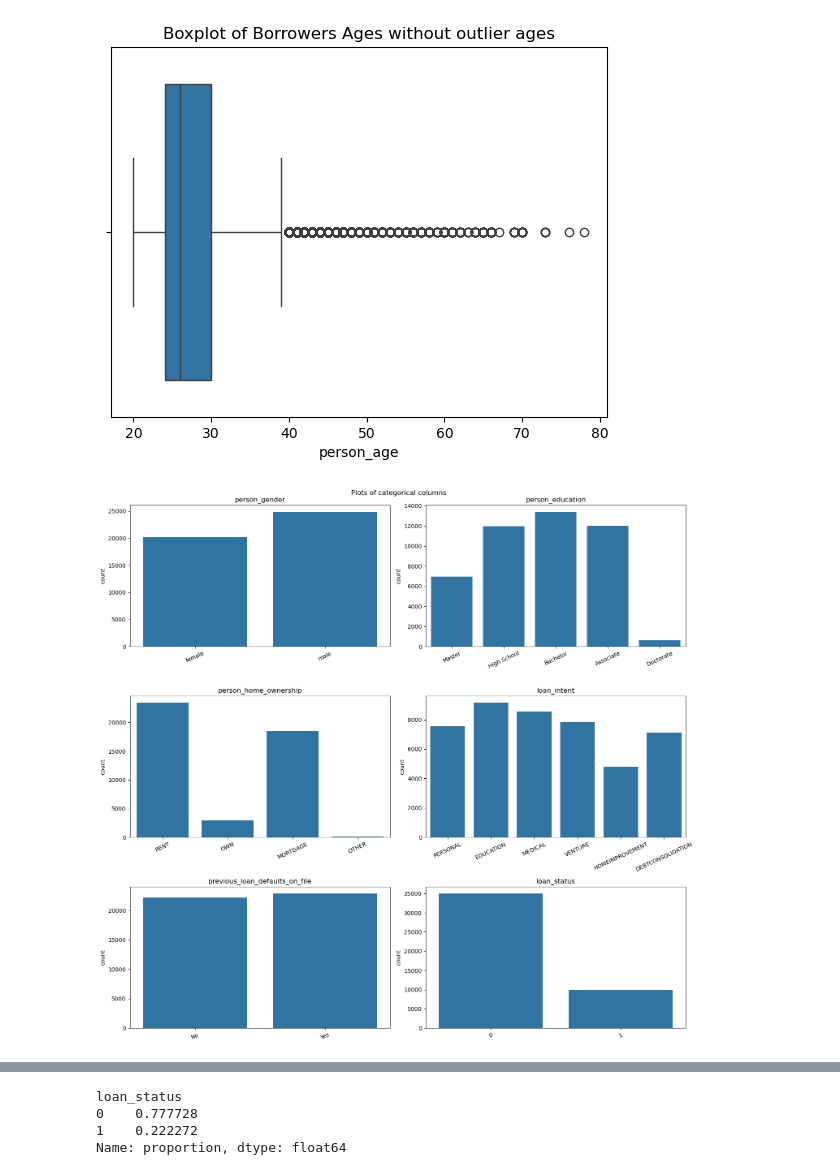
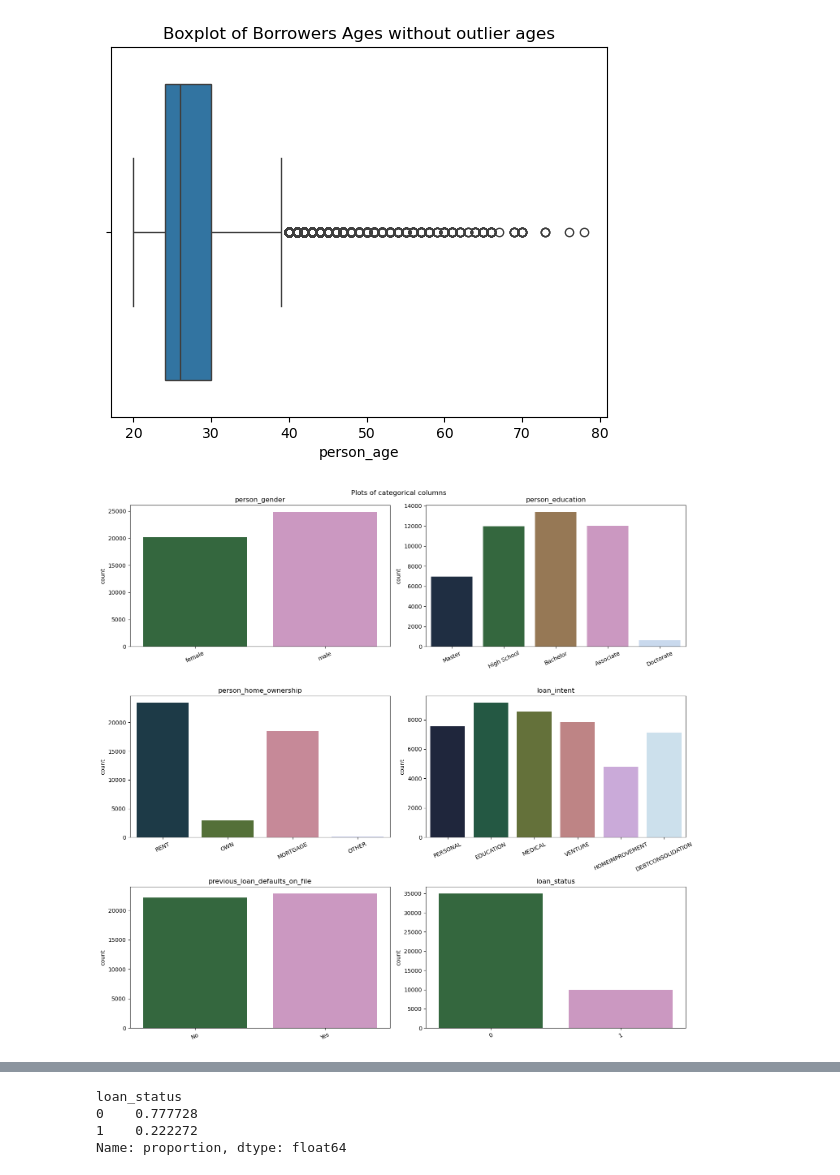
Before and after one commit to DevMohdFaiz/Loan-Default-Prediction, a Jupyter notebook: loan_notebook_update.ipynb, the cells around one changed output, grey strips where cells are left out. Drawn from its saved outputs; the diff is of its cells as text; code cells hidden in the pictures.

```diff
--- a/loan_notebook_update.ipynb
+++ b/loan_notebook_update.ipynb
@@ -138,21 +150,21 @@ plt.title('Boxplot of Borrowers Ages without outlier ages');
 # %%
 fig, ax = plt.subplots(nrows=3, ncols=math.ceil(len(loan[categorical_cols].columns)/3), figsize=(15, 14))
 ax = ax.flatten()
 fig.suptitle('Plots of categorical columns')
 # plt.tight_layout()
 for i, col in enumerate(loan[categorical_cols].columns):
-  sns.countplot(loan[categorical_cols], x=col, ax=ax[i])
+  sns.countplot(loan[categorical_cols], x=col, ax=ax[i], palette='cubehelix')
   plt.xticks(rotation=45)
   ax[i].set_title(col)
   ax[i].set_xlabel('')
   ax[i].tick_params(axis= 'x', rotation=25)
 plt.tight_layout();
 
 #remove empty plots
 for j in range(i + 1, len(ax)):
     fig.delaxes(ax[j])
 # %% [output]
-[figure, old version]
+[figure, new version]
 # %%
 fig, ax = plt.subplots(nrows=3, ncols=math.ceil(len(loan[categorical_cols].columns)/3), figsize=(15, 14))
 ax = ax.flatten()
```
Also changed, not shown: parts of 22 cells of this notebook.
